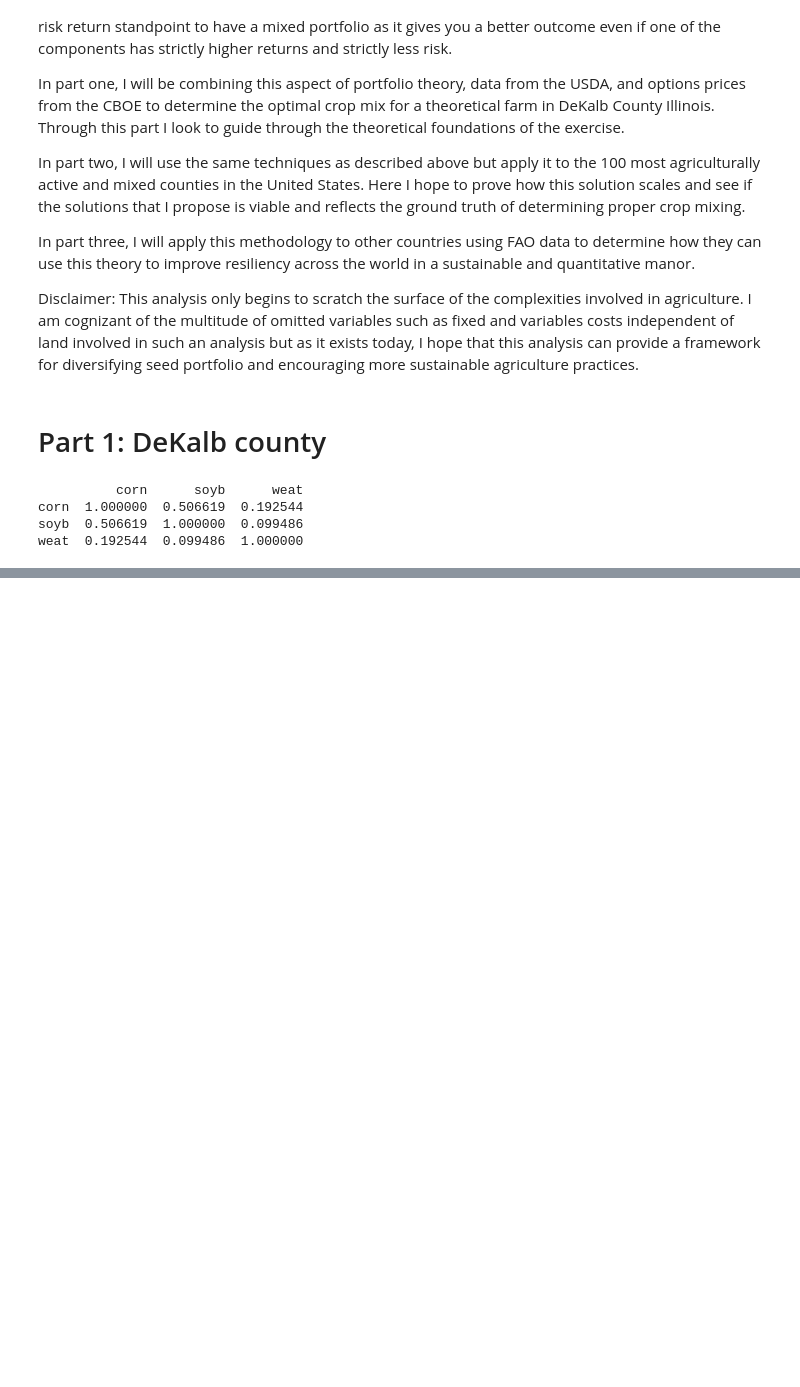
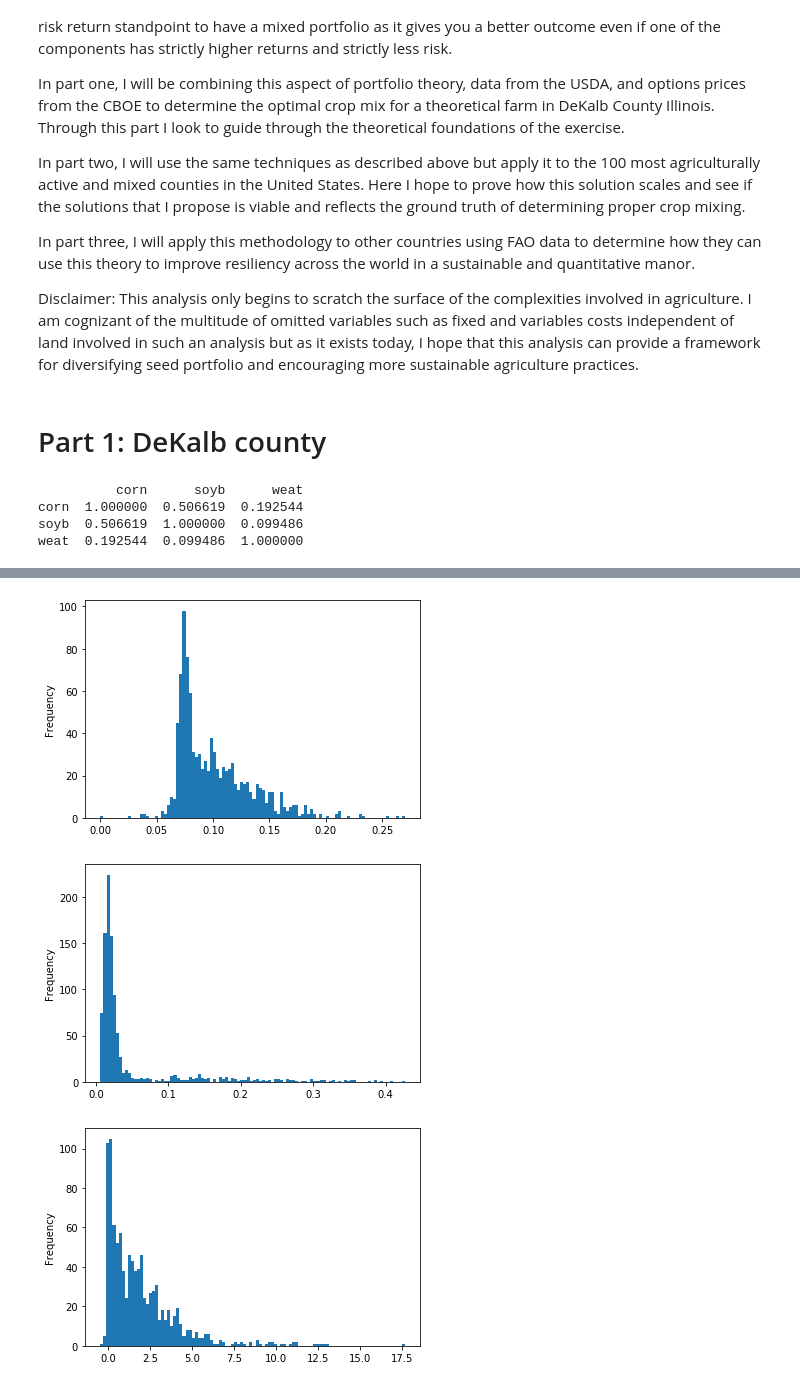
Before and after one commit to dberm312/PriceVol, a Jupyter notebook: Analysis.ipynb, the cells around one changed output, grey strips where cells are left out. Drawn from its saved outputs; the diff is of its cells as text; code cells hidden in the pictures; blank space fills up the shorter version.

```diff
--- a/Analysis.ipynb
+++ b/Analysis.ipynb
@@ -92,0 +150,18 @@ land
+# %%
+temp = futures[futures['Year']==2020].set_index('Commodity')['Price']
+temp
+rs = temp*yields_out#/(7300*100)
+rs = rs.reset_index()
+rs.index = rs['index'].apply(lambda x:x[:2])
+
+landPrice = pd.read_csv('Data/landPrice.csv')
+landPrice['State ANSI'] =landPrice['State ANSI'].apply(lambda x: str(x).rjust(2,'0'))
+landPrice = landPrice.set_index('State ANSI')['Value'].apply(lambda x:int(x.replace(',','')))
+
+rs = rs.join(landPrice*100)
+
+rs['corn']= rs['corn'] /rs['Value']
+rs['soyb']= rs['soyb'] /rs['Value']
+rs['weat']= rs['weat'] /rs['Value']
+
+rs = rs.set_index('index')[['corn','soyb','weat']]
@@ -92,0 +190,9 @@ land
+# %%
+out = {}
+for i,j in enumerate(land.index):
+    portfolio = Portfolio(rs.loc[j],vols.loc[j],corrs[j])
+    portfolio.sharpe(0.066)
+    out[j] = portfolio.stats()
+    if(i%25==0):
+        print(np.round(i/land.shape[0],3))
+print('Done!')
@@ -92,0 +217,9 @@ land
+# %%
+out1 = pd.DataFrame(out[list(out.keys())[0]]['maxsharpe'])
+out1.columns = [list(out.keys())[0]]
+for i in list(out.keys())[1:]:
+    hold = pd.DataFrame(out[i]['maxsharpe'])
+    hold.columns = [i]
+    out1 = out1.join(hold)
+out1=out1.T
+out1
@@ -92,0 +240,11 @@ land
+# %%
+out1['return'].plot.hist(bins=100)
+plt.show()
+out1[out1['vol']!=np.inf]['vol'].plot.hist(bins=100)
+plt.show()
+out1['sharpe'].plot.hist(bins=100)
+plt.show()
+# %% [output]
+[figure, added]
+[figure, added]
+[figure, added]
```
Also changed, not shown: parts of 23 cells of this notebook, 5 other files.
